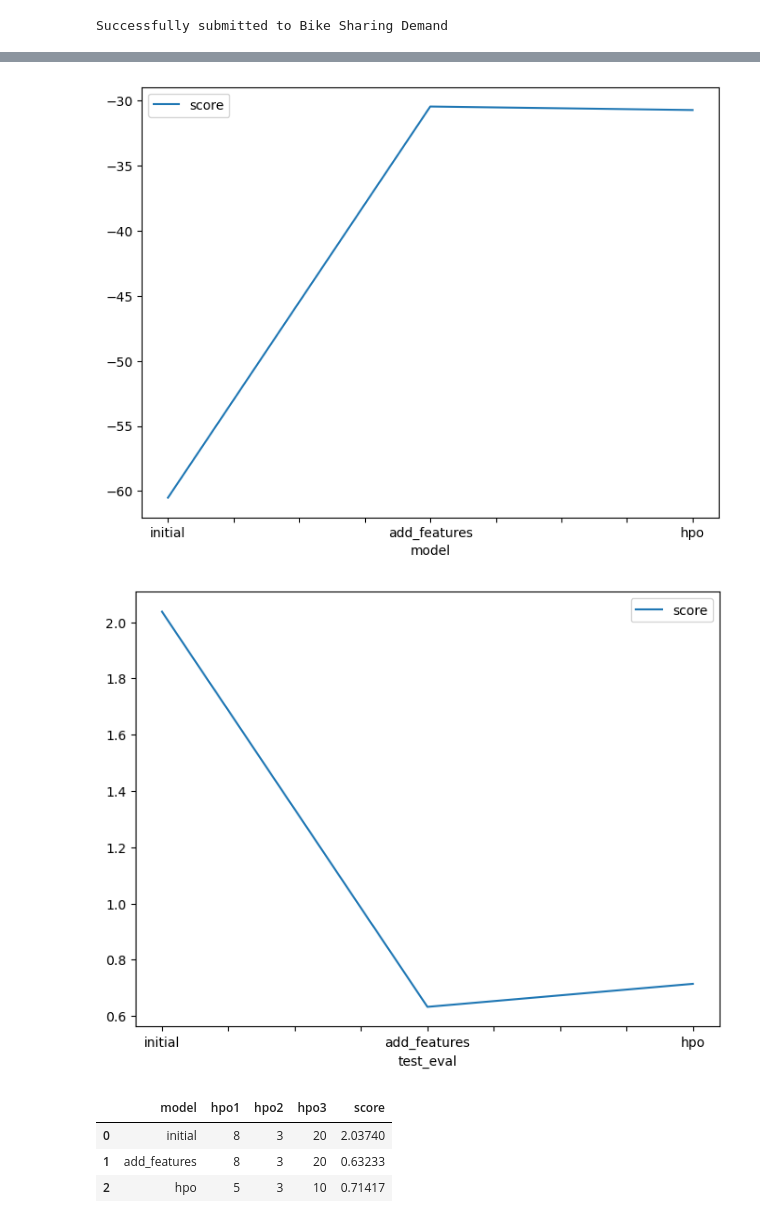
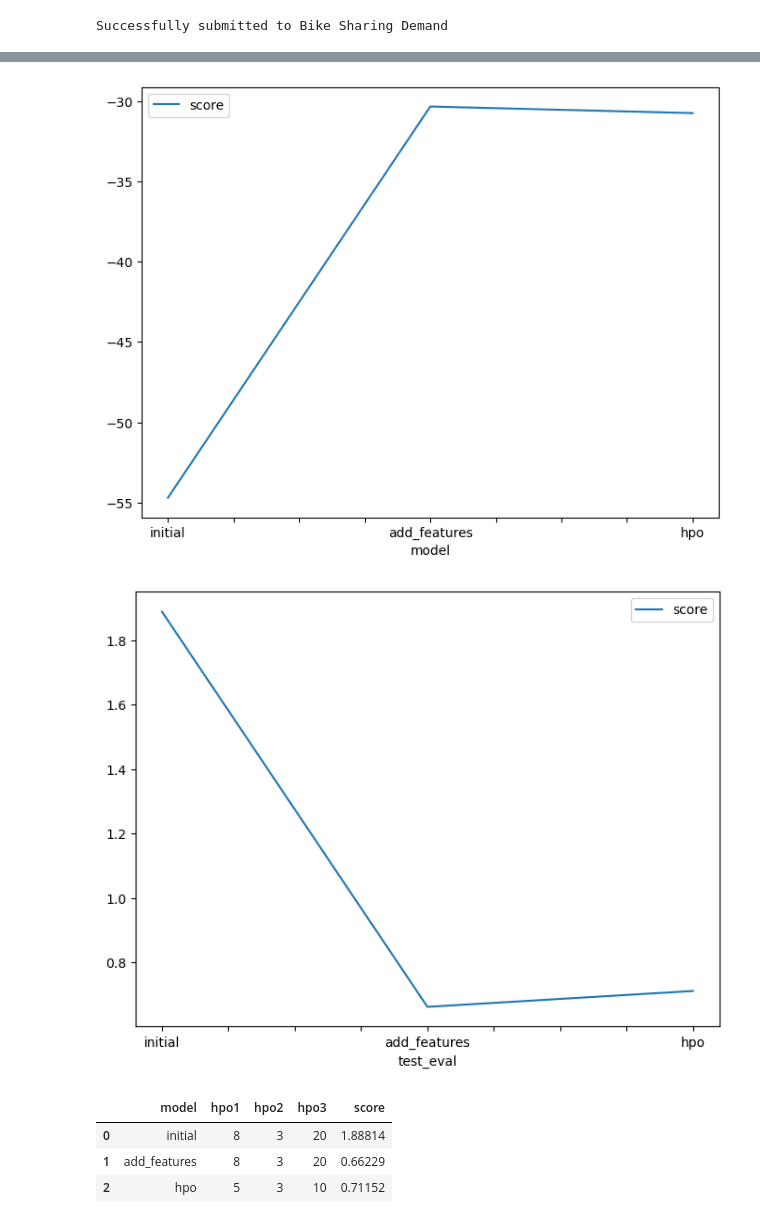
Before and after one commit to ahmad-h01/AWS-AI-ML-Scholarship, a Jupyter notebook: bike-sharing-project-aws-ml-program.ipynb, the cells around one changed output, grey strips where cells are left out. Cells and saved outputs as stored; diff of their text form; code cells hidden in the pictures.

```diff
--- a/bike-sharing-project-aws-ml-program.ipynb
+++ b/bike-sharing-project-aws-ml-program.ipynb
@@ -479,23 +466,23 @@ submission.csv               2023-06-11 15:26:26  first raw submission
 fig = pd.DataFrame(
     {
         "model": ["initial", "add_features", "hpo"],
-        "score": [-60.515724, -30.459972 , -30.730602]
+        "score": [-54.695944, -30.339031 , -30.748572 ]
     }
 ).plot(x="model", y="score", figsize=(8, 6)).get_figure()
 fig.savefig('model_train_score.png')
 # %% [output]
-[figure, old version]
+[figure, new version]
 # %%
 # Take the 3 kaggle scores and creating a line plot to show improvement
 fig = pd.DataFrame(
     {
         "test_eval": ["initial", "add_features", "hpo"],
-        "score": [2.03740,0.63233,0.71417]
+        "score": [1.88814,0.66229,0.71152]
     }
 ).plot(x="test_eval", y="score", figsize=(8, 6)).get_figure()
 fig.savefig('model_test_score.png')
 # %% [output]
-[figure, old version]
+[figure, new version]
 # %%
 # The 3 hyperparameters we tuned with the kaggle score as the result
 pd.DataFrame({
@@ -503,10 +490,10 @@ pd.DataFrame({
     "hpo1": [8, 8, 5],
     "hpo2": [3, 3, 3],
     "hpo3": [20, 20, 10],
-    "score": [2.03740,0.63233,0.71417]
+    "score": [1.88814,0.66229,0.71152]
 })
 # %% [output]
 |  | model | hpo1 | hpo2 | hpo3 | score |
-| 0 | initial | 8 | 3 | 20 | 2.03740 |
-| 1 | add_features | 8 | 3 | 20 | 0.63233 |
-| 2 | hpo | 5 | 3 | 10 | 0.71417 |
+| 0 | initial | 8 | 3 | 20 | 1.88814 |
+| 1 | add_features | 8 | 3 | 20 | 0.66229 |
+| 2 | hpo | 5 | 3 | 10 | 0.71152 |
```
Also changed, not shown: parts of 16 cells of this notebook.
